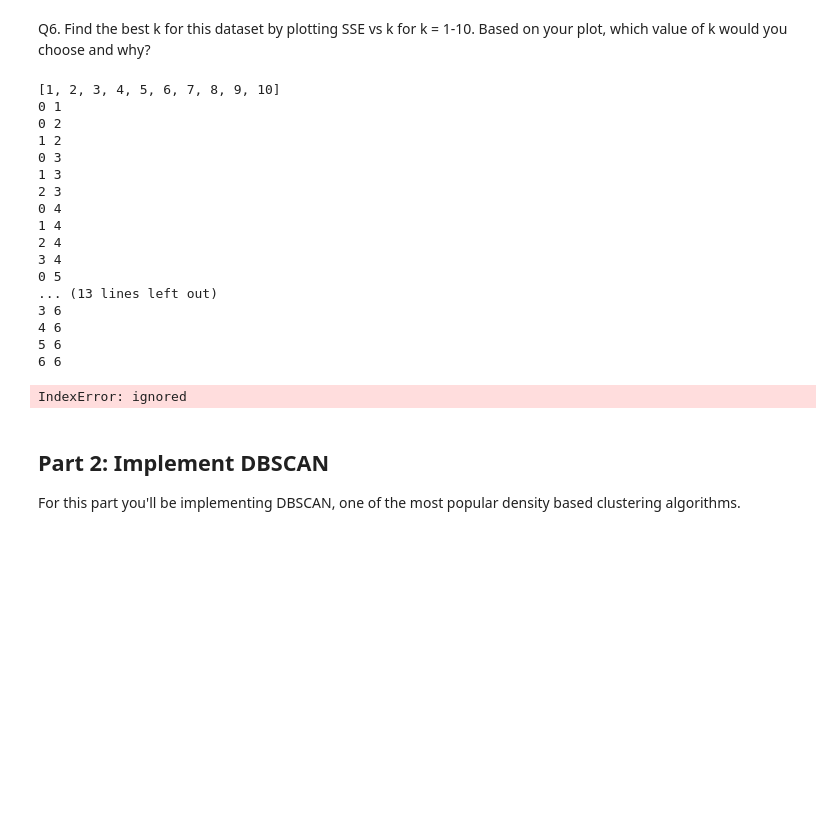
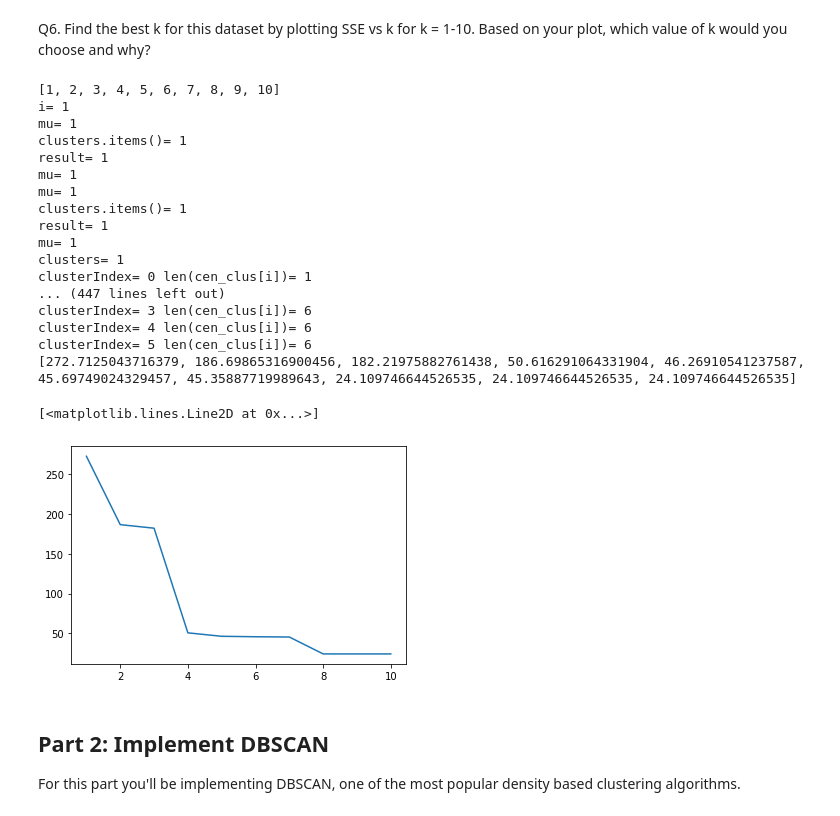
Before and after one commit to Tushar1729-k/clustering, a Jupyter notebook: HW4_Clustering.ipynb, the cells around one changed output. Saved outputs shown, nothing was run; the diff lists cells and outputs as text; code cells hidden in the pictures; blank space fills up the shorter version.

```diff
--- a/HW4_Clustering.ipynb
+++ b/HW4_Clustering.ipynb
@@ -88,8 +93,7 @@ def recompute_centroids(clusters):
     centroids = []
     mean_x = 0
     mean_y = 0
-    length = len(clusters)
-    for i in range(0, length):
+    for i in range(0, len(clusters)):
         datapoints = clusters[i]
         for datapt in datapoints:
             mean_x += datapt[0]
@@ -151,10 +156,10 @@ for i in range (0, kq5):
 # def calculate_dist(x1, x2, y1, y2):
 # 	return m.sqrt((x1 - x2)^2 + (y1 - y2)^2)
 
-def calculate_sse(cen_clus, k):
+def calculate_sse(cen_clus):
 	sse = 0
-	for clusterIndex in range(0,k):
-		print(clusterIndex, len(cen_clus[1]))
+	for clusterIndex in range(0, len(cen_clus[1])):
+		print('clusterIndex=',clusterIndex,'len(cen_clus[i])=',len(cen_clus[1]))
 		le = len(cen_clus[1][clusterIndex])
 		for dpIndex in range(0,le):
 			dp = cen_clus[1][clusterIndex][dpIndex]
@@ -162,7 +167,7 @@ def calculate_sse(cen_clus, k):
 			sse += dist**2
 
 	return sse
-sse = calculate_sse(cen_clus, kq5)
+sse = calculate_sse(cen_clus)
 bss = 0
 overall_c = [sum(data[:,0])/(len(data[:,0])), sum(data[:,1])/(len(data[:,1]))]
 # print(overall_c)
@@ -187,33 +202,36 @@ Q6. Find the best k for this dataset by plotting SSE vs k for k = 1-10. Based on
 # %%
 # your code goes here
 k = 10
 klst = list(range(1,k+1))
 print(klst)
 sselst = []
 for i in klst:
+  print('i=',i)
   cen_clus = k_means_clustering(data, i)
-  sse = calculate_sse(cen_clus, i)
+  sse = calculate_sse(cen_clus)
   sselst.append(sse)
+print(sselst)
 plt.plot(klst, sselst)
 # %% [output]
 [1, 2, 3, 4, 5, 6, 7, 8, 9, 10]
-0 1
-0 2
-1 2
-0 3
-1 3
-2 3
-0 4
-1 4
-2 4
-3 4
-0 5
-... (13 lines left out)
-3 6
-4 6
-5 6
-6 6
+i= 1
+mu= 1
+clusters.items()= 1
+result= 1
+mu= 1
+mu= 1
+clusters.items()= 1
+result= 1
+mu= 1
+clusters= 1
+clusterIndex= 0 len(cen_clus[i])= 1
+... (447 lines left out)
+clusterIndex= 3 len(cen_clus[i])= 6
+clusterIndex= 4 len(cen_clus[i])= 6
+clusterIndex= 5 len(cen_clus[i])= 6
+[272.7125043716379, 186.69865316900456, 182.21975882761438, 50.616291064331904, 46.26910541237587, 45.69749024329457, 45.35887719989643, 24.109746644526535, 24.109746644526535, 24.109746644526535]
-IndexError: ignored
+[<matplotlib.lines.Line2D at 0x...>]
+[figure, added]
 # %% [markdown]
 ## Part 2: Implement DBSCAN
 
```
Also changed, not shown: parts of 4 cells of this notebook.
